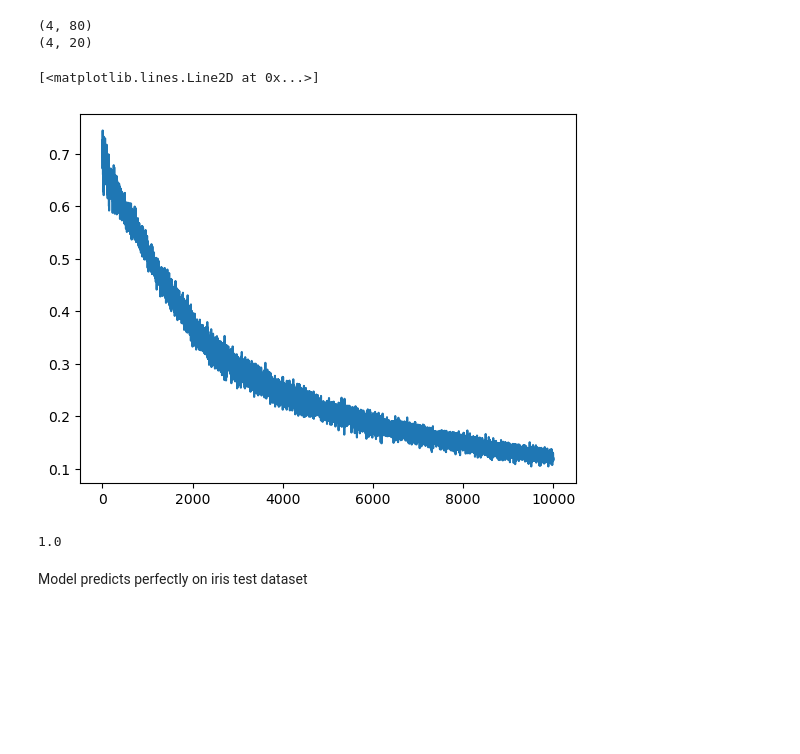
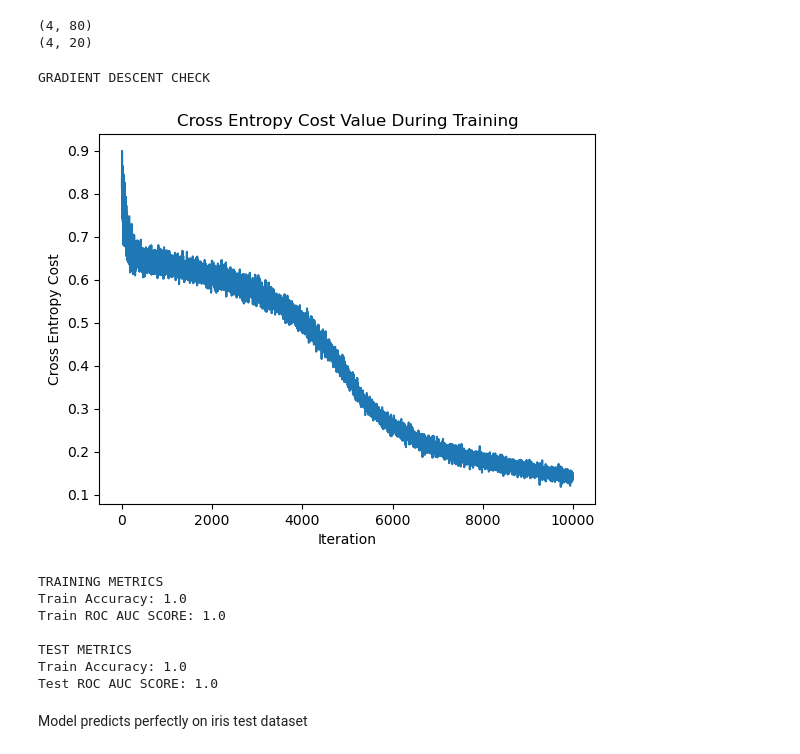
Before and after one commit to enesozeren/Deep_Neural_Network_From_Scratch, a Jupyter notebook: modelling_example.ipynb, the cells around one changed output. Cells and saved outputs as stored; diff of their text form; code cells hidden in the pictures; blank space fills up the shorter version.

Commit message:
model example notebook updated

```diff
--- a/modelling_example.ipynb
+++ b/modelling_example.ipynb
@@ -7,3 +9,31 @@ from tensorflow.keras.datasets import mnist
+# %%
+def model_results(model, X_train, Y_train, X_test, Y_test):
+
+    # Learning Phase
+    print("GRADIENT DESCENT CHECK")
+    plt.plot(model.cost_during_training)
+    plt.title("Cross Entropy Cost Value During Training")
+    plt.xlabel("Iteration")
+    plt.ylabel("Cross Entropy Cost")
+    plt.show()
+
+    # Accuracy and ROC on Train data
+    print("\nTRAINING METRICS")
+    train_preds = model.predict(X_train)
+    train_pred_labels = train_preds > 0.5
+    train_accuracy = np.sum(train_pred_labels == Y_train) / Y_train.shape[1]
+    print(f"Train Accuracy: {train_accuracy}")
+    train_roc_auc_score = metrics.roc_auc_score(Y_train.T, train_preds.T)
+    print(f"Train ROC AUC SCORE: {train_roc_auc_score}")
+
+    # Accuracy and ROC on Test data
+    print("\nTEST METRICS")
+    test_preds = model.predict(X_test)
+    test_pred_labels = test_preds > 0.5
+    test_accuracy = np.sum(test_pred_labels == Y_test) / Y_test.shape[1]
+    print(f"Train Accuracy: {test_accuracy}")
+    test_roc_auc_score = metrics.roc_auc_score(Y_test.T, test_preds.T)
+    print(f"Test ROC AUC SCORE: {test_roc_auc_score}")
 # %% [markdown]
 # IRIS Dataset test
 # %%
@@ -27,18 +57,18 @@ print(X_test.shape)
 # %%
 model = DNN()
 model.train(X_train=X_train, Y_train=Y_train, layer_dims=[5,4,1])
-# %%
-plt.plot(model.cost_during_training)
-# %% [output]
-[<matplotlib.lines.Line2D at 0x...>]
-[figure, removed]
-# %%
-preds = model.predict(X_test)
-pred_labels = preds > 0.5
-test_accuracy = np.sum(pred_labels == Y_test) / Y_test.shape[1]
-print(test_accuracy)
-# %% [output]
-1.0
+# %%
+model_results(model, X_train, Y_train, X_test, Y_test)
+# %% [output]
+GRADIENT DESCENT CHECK
+[figure, added]
+TRAINING METRICS
+Train Accuracy: 1.0
+Train ROC AUC SCORE: 1.0
+
+TEST METRICS
+Train Accuracy: 1.0
+Test ROC AUC SCORE: 1.0
 # %% [markdown]
 Model predicts perfectly on iris test dataset
 # %% [markdown]
```
Also changed, not shown: parts of 9 cells of this notebook.
